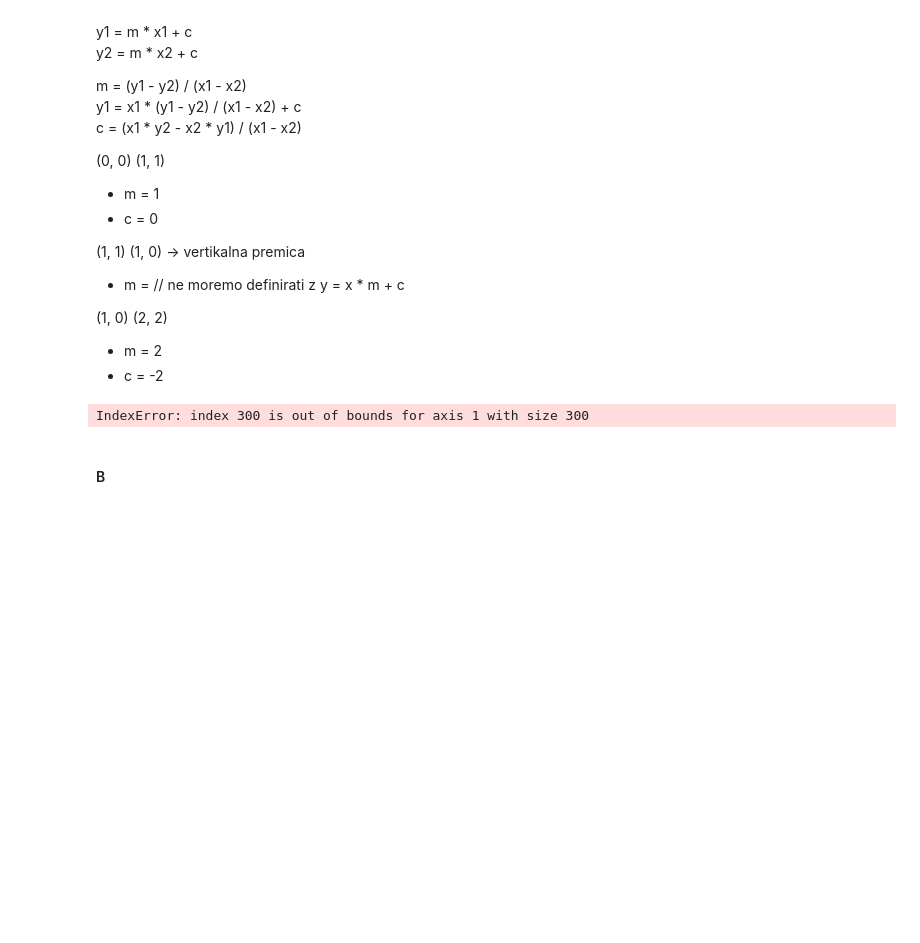
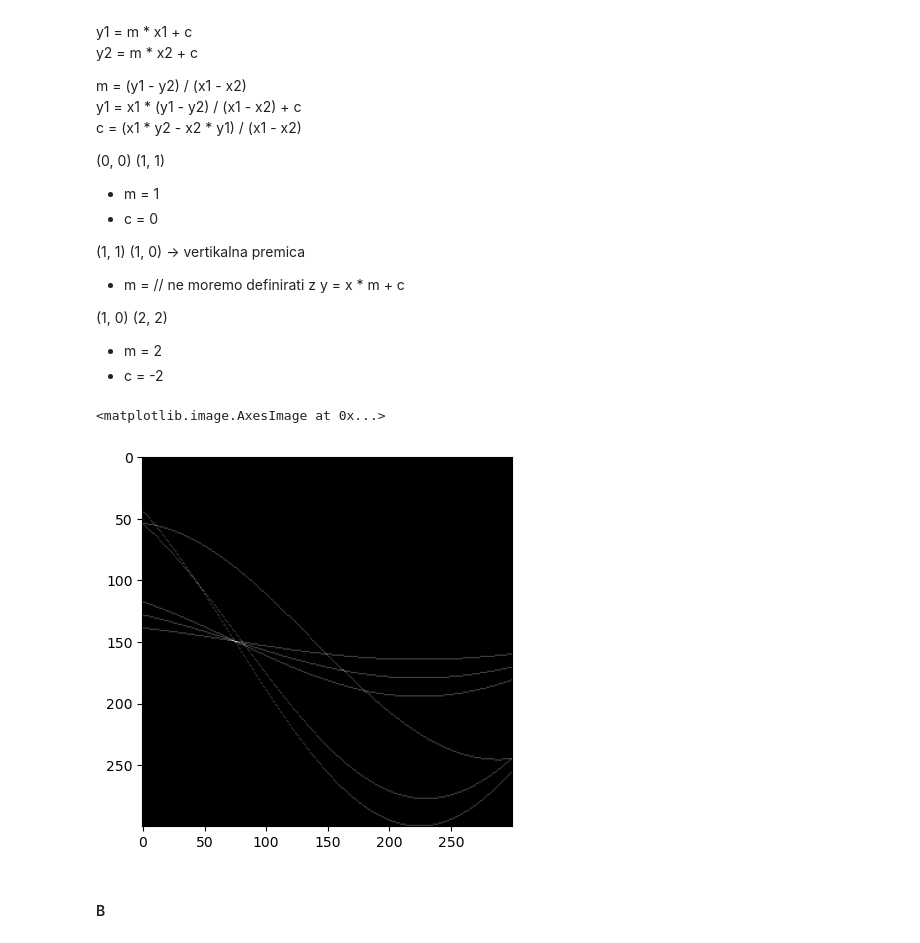
Before and after one commit to al-pi314/computer_vision, a Jupyter notebook: assigments/assigment3/solution.ipynb, the cells around one changed output. Drawn from its saved outputs; the diff is of its cells as text; code cells hidden in the pictures; blank space fills up the shorter version.

Commit message:
basics of line detection

```diff
--- a/assigments/assigment3/solution.ipynb
+++ b/assigments/assigment3/solution.ipynb
@@ -325,33 +333,44 @@ c = (x1 * y2 - x2 * y1) / (x1 - x2) <br>
 - m = 2
 - c = -2
 # %%
+def angles(size):
+    return np.linspace(-np.pi/2, np.pi/2, size)
+
 def add_lines(A, diagonal, x, y):
-    angles = np.linspace(0, np.pi/2, A.shape[1])
-    for f in angles:
+    discrete_angles = angles(A.shape[1])
+    for fi in range(len(discrete_angles)):
+        f = discrete_angles[fi]
         p = x * np.cos(f) + y * np.sin(f)
-        pi = int((p / diagonal) * A.shape[0])
-        fi = int((f / (0.5 * np.pi)) * A.shape[1])
+        pi = int(((p + diagonal) / (2*diagonal)) * A.shape[0])
+
+        if pi == A.shape[0]:
+            print("warning: pi == A.shape[0]")
+            pi -= 1
         A[pi, fi] += 1
 # %%
 A = np.zeros((300, 300))
-diagonal = np.sqrt(100**2 + 100**2)
+diagonal = np.sqrt(2 * 100**2)
 
 add_lines(A, diagonal, 10, 10)
 plt.imshow(A, cmap="gray")
 
 add_lines(A, diagonal, 20, 20)
 plt.imshow(A, cmap="gray")
 
 add_lines(A, diagonal, 30, 30)
 plt.imshow(A, cmap="gray")
 
 add_lines(A, diagonal, 80, 90)
 plt.imshow(A, cmap="gray")
 
 add_lines(A, diagonal, 10, 90)
 plt.imshow(A, cmap="gray")
+
+add_lines(A, diagonal, 100, 100)
+plt.imshow(A, cmap="gray")
 # %% [output]
-IndexError: index 300 is out of bounds for axis 1 with size 300
+<matplotlib.image.AxesImage at 0x...>
+[figure, added]
 # %% [markdown]
 #### B
 # %%
```
Also changed, not shown: parts of 16 cells of this notebook.
